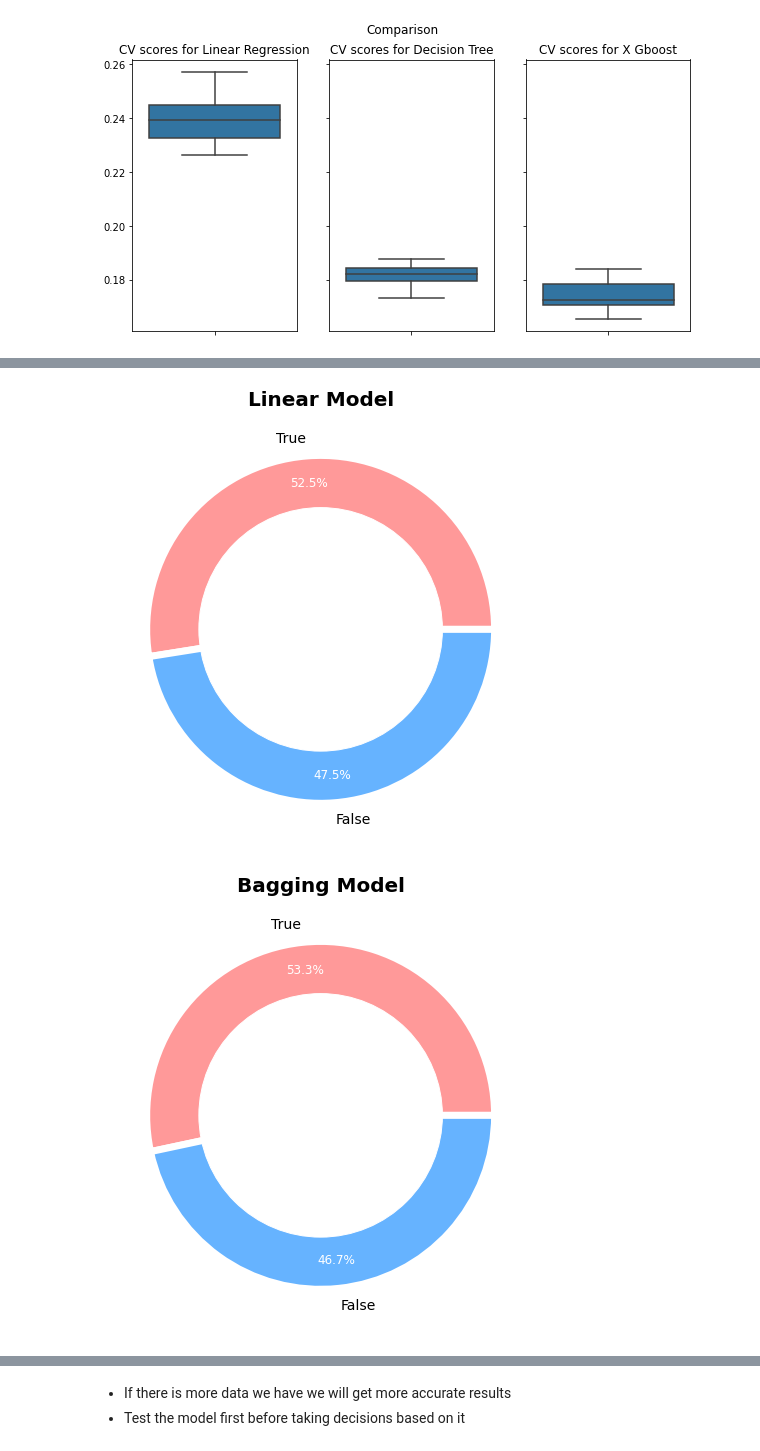
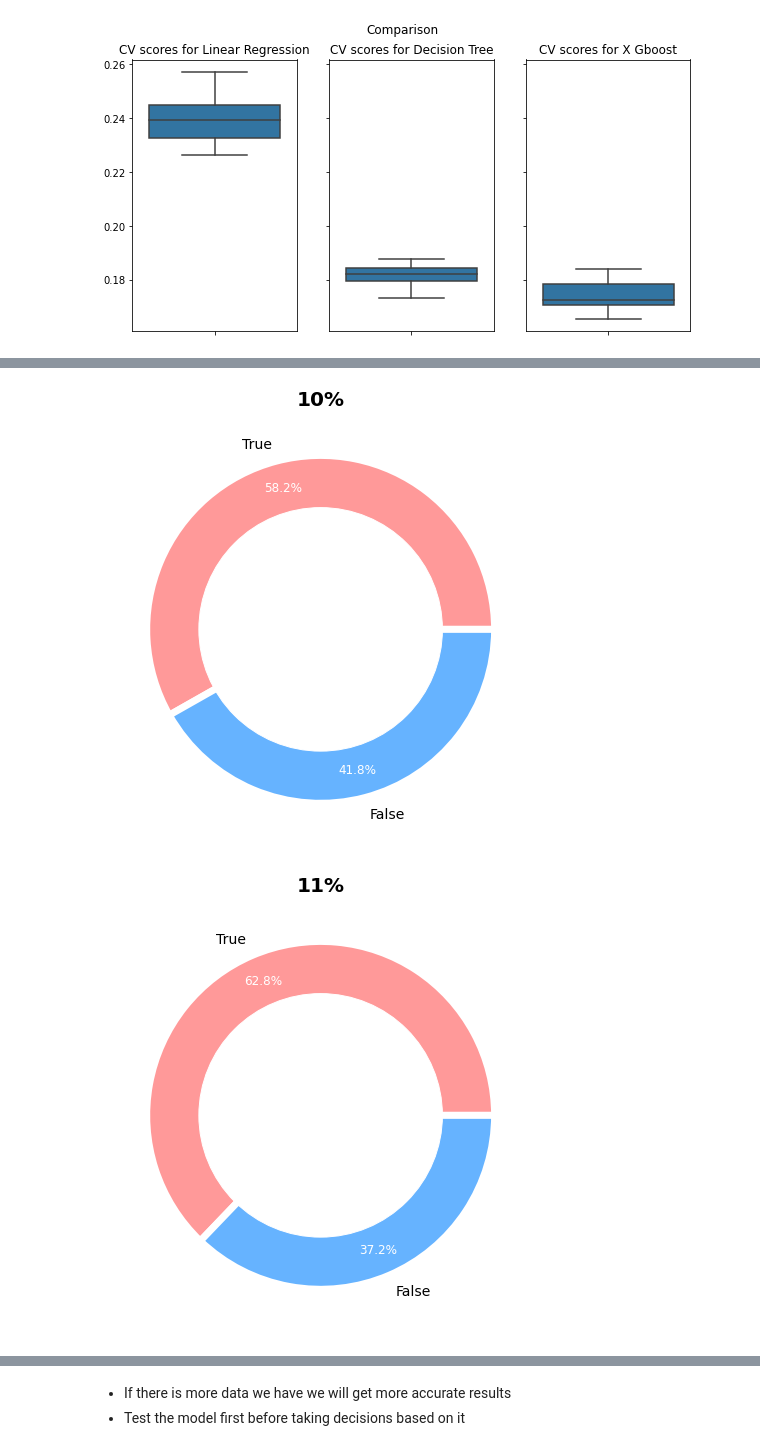
Before and after one commit to MahmoudAdel-hub/UK_Cars, a Jupyter notebook: Cars.ipynb, the cells around one changed output, grey strips where cells are left out. Cells and saved outputs as stored; diff of their text form; code cells hidden in the pictures.

```diff
--- a/Cars.ipynb
+++ b/Cars.ipynb
@@ -1391,11 +1391,41 @@ Predictions_x.columns=['Predictions']
 Predictions_x['Actual_Values'] = y_test.values
 # %%
 Predictions_x['10%'] = Predictions_x['Actual_Values'] * 0.10
+Predictions_x['11%'] = Predictions_x['Actual_Values'] * 0.11
+Predictions_x['12%'] = Predictions_x['Actual_Values'] * 0.12
+Predictions_x['13%'] = Predictions_x['Actual_Values'] * 0.13
+Predictions_x['14%'] = Predictions_x['Actual_Values'] * 0.14
+Predictions_x['15%'] = Predictions_x['Actual_Values'] * 0.15
+Predictions_x['20%'] = Predictions_x['Actual_Values'] * 0.20
 # %%
-Predictions_x['Lower'] = Predictions_x['Actual_Values']-Predictions_x['10%']
-Predictions_x['Upper'] = Predictions_x['Actual_Values']+Predictions_x['10%']
+Predictions_x['Lower_10'] = Predictions_x['Actual_Values']-Predictions_x['10%']
+Predictions_x['Upper_10'] = Predictions_x['Actual_Values']+Predictions_x['10%']
+
+Predictions_x['Lower_11'] = Predictions_x['Actual_Values']-Predictions_x['11%']
+Predictions_x['Upper_11'] = Predictions_x['Actual_Values']+Predictions_x['11%']
+
+Predictions_x['Lower_12'] = Predictions_x['Actual_Values']-Predictions_x['12%']
+Predictions_x['Upper_12'] = Predictions_x['Actual_Values']+Predictions_x['12%']
+
+Predictions_x['Lower_13'] = Predictions_x['Actual_Values']-Predictions_x['13%']
+Predictions_x['Upper_13'] = Predictions_x['Actual_Values']+Predictions_x['13%']
+
+Predictions_x['Lower_14'] = Predictions_x['Actual_Values']-Predictions_x['14%']
+Predictions_x['Upper_14'] = Predictions_x['Actual_Values']+Predictions_x['14%']
+
+Predictions_x['Lower_15'] = Predictions_x['Actual_Values']-Predictions_x['15%']
+Predictions_x['Upper_15'] = Predictions_x['Actual_Values']+Predictions_x['15%']
+
+Predictions_x['Lower_20'] = Predictions_x['Actual_Values']-Predictions_x['20%']
+Predictions_x['Upper_20'] = Predictions_x['Actual_Values']+Predictions_x['20%']
 # %%
-Predictions_x['Condition'] = (Predictions_x['Predictions'] >= Predictions_x['Lower']) & (Predictions_x['Predictions'] <= Predictions_x['Upper'])
+Predictions_x['Condition_10'] = (Predictions_x['Predictions'] >= Predictions_x['Lower_10']) & (Predictions_x['Predictions'] <= Predictions_x['Upper_10'])
+Predictions_x['Condition_11'] = (Predictions_x['Predictions'] >= Predictions_x['Lower_11']) & (Predictions_x['Predictions'] <= Predictions_x['Upper_11'])
+Predictions_x['Condition_12'] = (Predictions_x['Predictions'] >= Predictions_x['Lower_12']) & (Predictions_x['Predictions'] <= Predictions_x['Upper_12'])
+Predictions_x['Condition_13'] = (Predictions_x['Predictions'] >= Predictions_x['Lower_13']) & (Predictions_x['Predictions'] <= Predictions_x['Upper_13'])
+Predictions_x['Condition_14'] = (Predictions_x['Predictions'] >= Predictions_x['Lower_14']) & (Predictions_x['Predictions'] <= Predictions_x['Upper_14'])
+Predictions_x['Condition_15'] = (Predictions_x['Predictions'] >= Predictions_x['Lower_15']) & (Predictions_x['Predictions'] <= Predictions_x['Upper_15'])
+Predictions_x['Condition_20'] = (Predictions_x['Predictions'] >= Predictions_x['Lower_20']) & (Predictions_x['Predictions'] <= Predictions_x['Upper_20'])
 # %%
 # create scatter plot of predicted vs actual selling prices
 plt.figure(figsize=(10, 6))
@@ -1454,28 +1495,28 @@ plt.show()
 circle = plt.Circle((0,0),0.7,color='white')
 fig, ax = plt.subplots(figsize=(14,8))
 colors = ['#ff9999','#66b3ff','#99ff99','#ffcc99']
-wedges, texts, autotexts = ax.pie(Predictions_linear['Condition'].value_counts(), labels=[_ for _ in Predictions_linear['Condition'].value_counts().index], colors=colors, wedgeprops={'linewidth': 7, 'edgecolor': 'white'}, autopct='%.1f%%',pctdistance=0.84)
+wedges, texts, autotexts = ax.pie(Predictions_x['Condition_10'].value_counts(), labels=[_ for _ in Predictions_x['Condition_10'].value_counts().index], colors=colors, wedgeprops={'linewidth': 7, 'edgecolor': 'white'}, autopct='%.1f%%',pctdistance=0.84)
 ax.add_artist(circle)
 plt.setp(autotexts, size=12, color='white')
 for label in texts:
     label.set_fontsize(14)
-plt.title('Linear Model',size=20,fontweight='bold')
+plt.title('10%',size=20,fontweight='bold')
 plt.show()
 # %% [output]
-[figure, old version]
+[figure, new version]
 # %%
 circle = plt.Circle((0,0),0.7,color='white')
 fig, ax = plt.subplots(figsize=(14,8))
 colors = ['#ff9999','#66b3ff','#99ff99','#ffcc99']
-wedges, texts, autotexts = ax.pie(Predictions1_Bagging['Condition'].value_counts(), labels=[_ for _ in Predictions1_Bagging['Condition'].value_counts().index], colors=colors, wedgeprops={'linewidth': 7, 'edgecolor': 'white'}, autopct='%.1f%%',pctdistance=0.84)
+wedges, texts, autotexts = ax.pie(Predictions_x['Condition_11'].value_counts(), labels=[_ for _ in Predictions_x['Condition_11'].value_counts().index], colors=colors, wedgeprops={'linewidth': 7, 'edgecolor': 'white'}, autopct='%.1f%%',pctdistance=0.84)
 ax.add_artist(circle)
 plt.setp(autotexts, size=12, color='white')
 for label in texts:
     label.set_fontsize(14)
-plt.title('Bagging Model',size=20,fontweight='bold')
+plt.title('11%',size=20,fontweight='bold')
 plt.show()
 # %% [output]
-[figure, old version]
+[figure, new version]
 # %%
 circle = plt.Circle((0,0),0.7,color='white')
 fig, ax = plt.subplots(figsize=(14,8))
```
Also changed, not shown: parts of 15 cells of this notebook.
